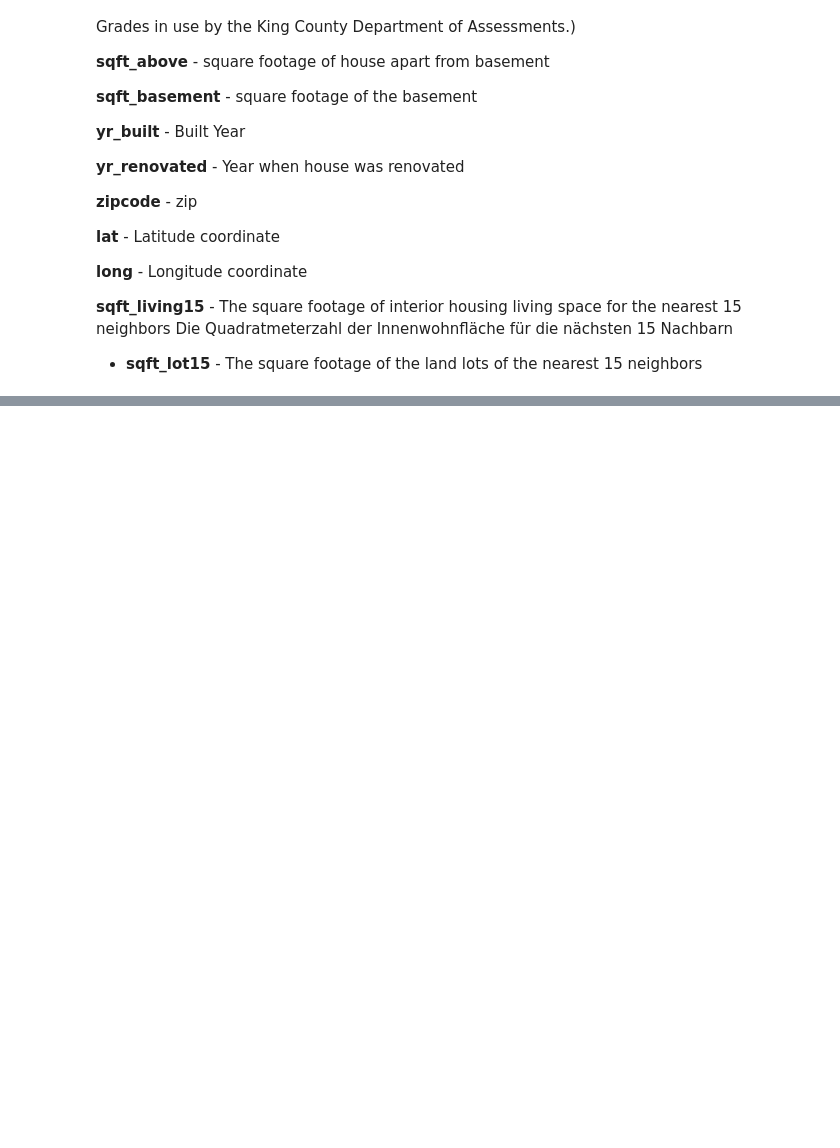
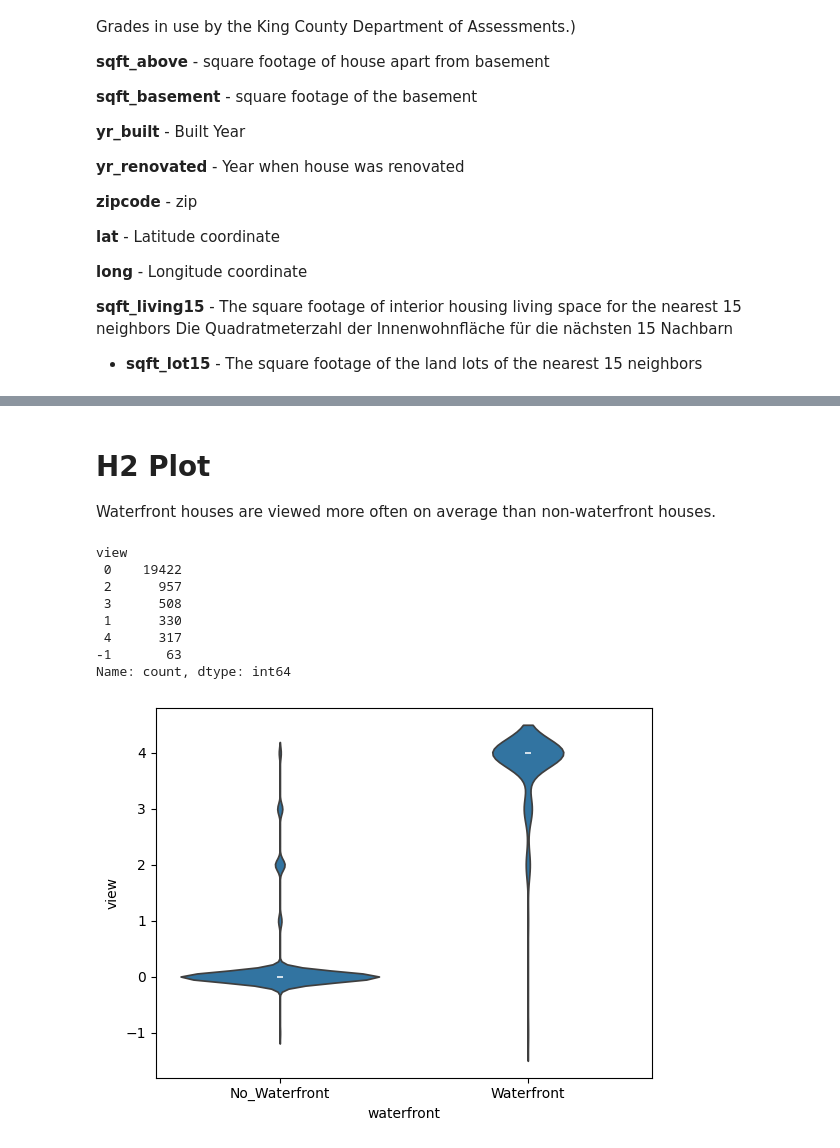
Before and after one commit to pianobacki/Housing_Sales_KingsCounty, a Jupyter notebook: data_overview.ipynb, the cells around one changed output, grey strips where cells are left out. Drawn from its saved outputs; the diff is of its cells as text; code cells hidden in the pictures; blank space fills up the shorter version.

```diff
--- a/data_overview.ipynb
+++ b/data_overview.ipynb
@@ -74,0 +223,16 @@ Die Quadratmeterzahl der Innenwohnfläche für die nächsten 15 Nachbarn
+# %% [markdown]
+# H2 Plot
+Waterfront houses are viewed more often on average than non-waterfront houses.
+# %%
+sns.violinplot(x=df['waterfront'], y=df['view'])
+df['view'].value_counts()
+# %% [output]
+view
+ 0    19422
+ 2      957
+ 3      508
+ 1      330
+ 4      317
+-1       63
+Name: count, dtype: int64
+[figure, added]
```
Also changed, not shown: parts of 33 cells of this notebook, 2 other files.
